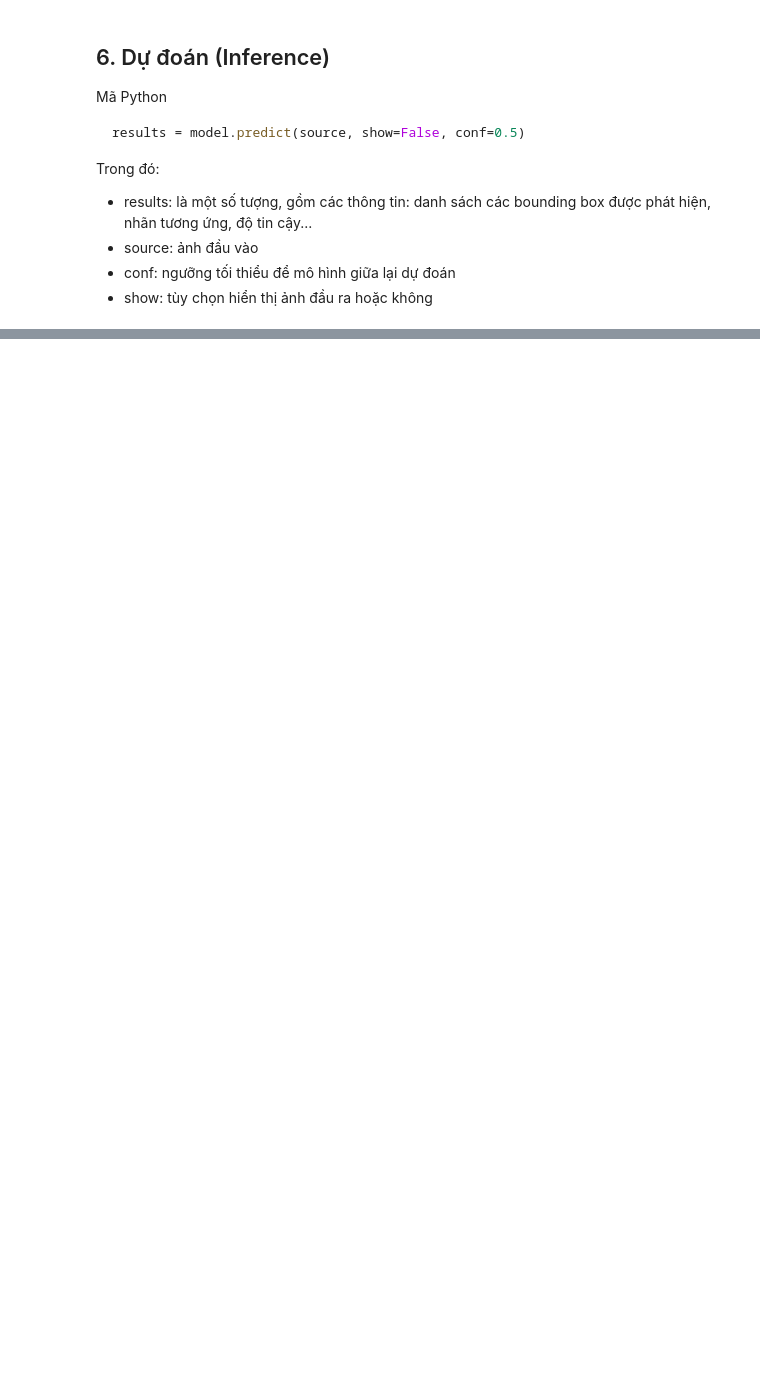
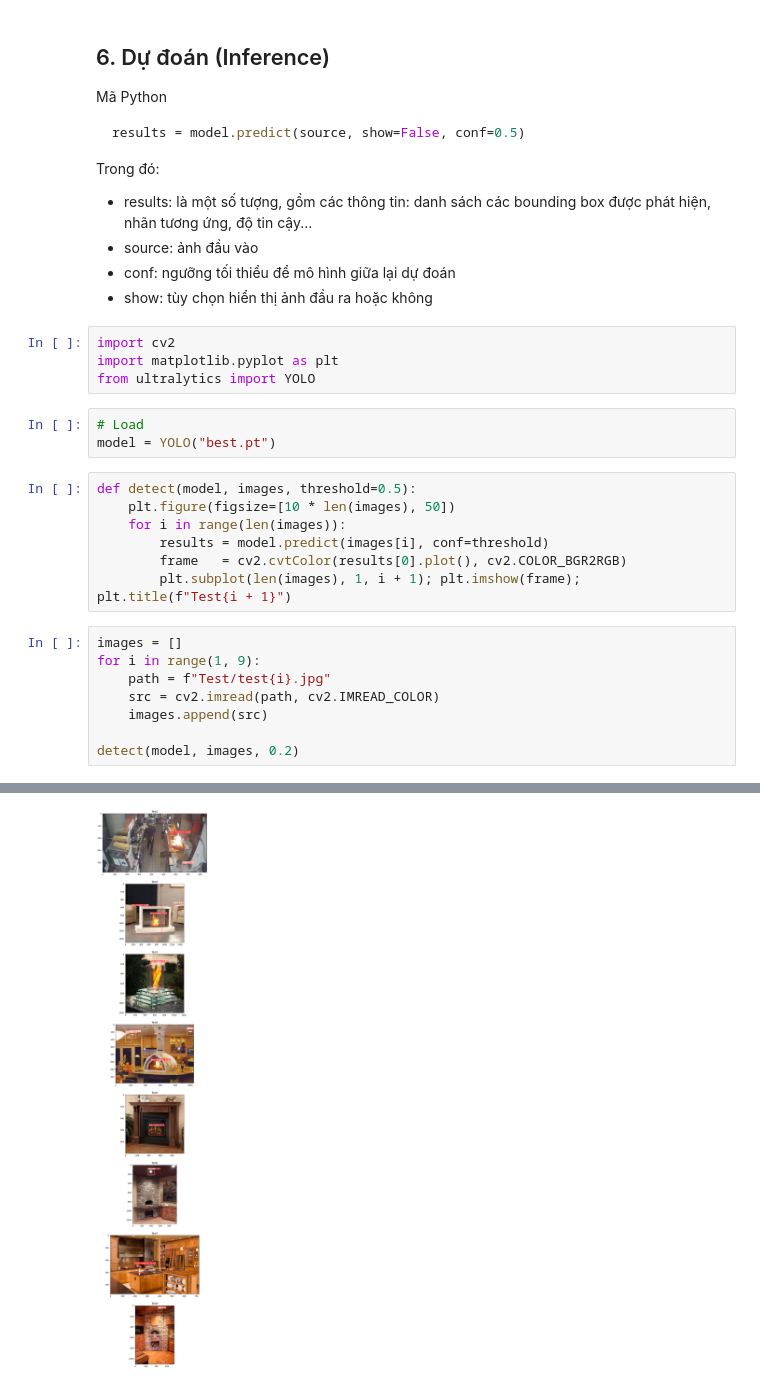
Before and after one commit to DongNQ225284/FireDetection, a Jupyter notebook: note.ipynb, the cells around one changed output, grey strips where cells are left out. Drawn from its saved outputs; the diff is of its cells as text; blank space fills up the shorter version.

```diff
--- a/note.ipynb
+++ b/note.ipynb
@@ -126,3 +126,26 @@ Trong đó:
 - source: ảnh đầu vào
 - conf: ngưỡng tối thiểu để mô hình giữa lại dự đoán
 - show: tùy chọn hiển thị ảnh đầu ra hoặc không
+# %%
+import cv2
+import matplotlib.pyplot as plt
+from ultralytics import YOLO
+# %%
+# Load
+model = YOLO("best.pt")
+# %%
+def detect(model, images, threshold=0.5):
+    plt.figure(figsize=[10 * len(images), 50])
+    for i in range(len(images)):
+        results = model.predict(images[i], conf=threshold)
+        frame   = cv2.cvtColor(results[0].plot(), cv2.COLOR_BGR2RGB)
+        plt.subplot(len(images), 1, i + 1); plt.imshow(frame); plt.title(f"Test{i + 1}")
+# %%
+images = []
+for i in range(1, 9):
+    path = f"Test/test{i}.jpg"
+    src = cv2.imread(path, cv2.IMREAD_COLOR)
+    images.append(src)
+
+detect(model, images, 0.2)
+# %% [output]
@@ -128,0 +169 @@ Trong đó:
+[figure, added]
```
Also changed, not shown: parts of 2 cells of this notebook, 14 other files.
